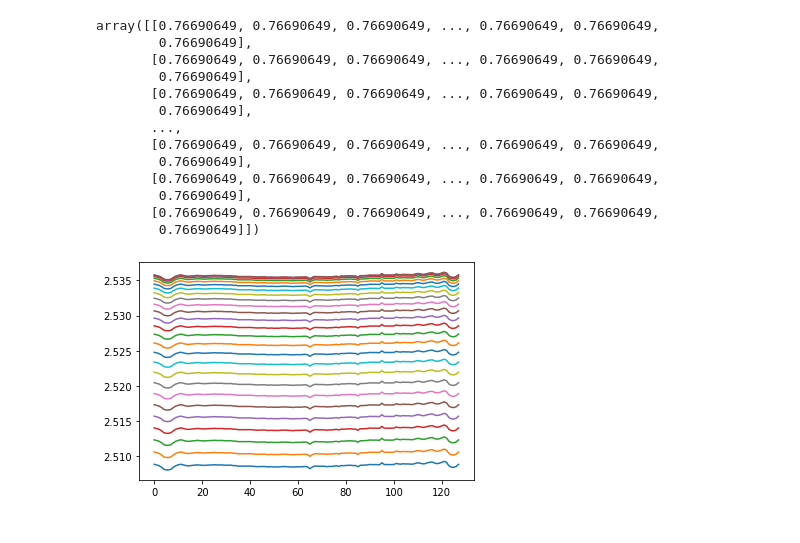
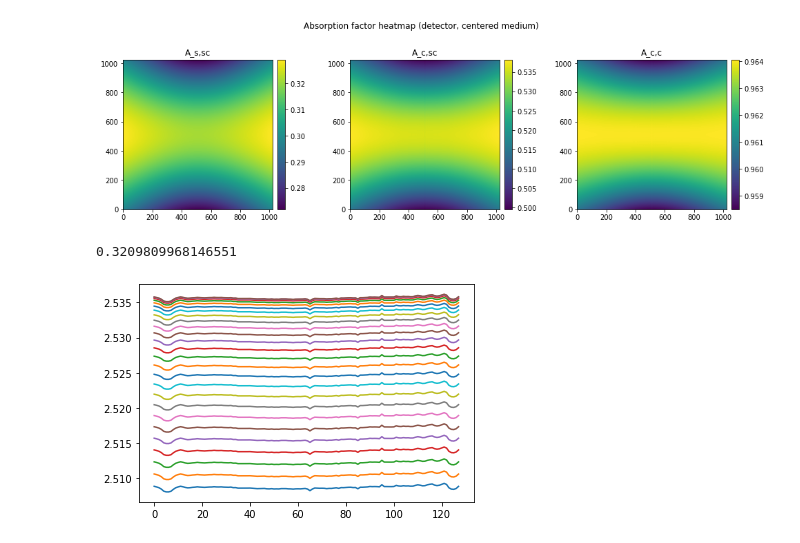
Before and after one commit to d8xa/XRD-TAF, a Jupyter notebook: Prototype 3D.ipynb, the cells around one changed output. Drawn from its saved outputs; the diff is of its cells as text; code cells hidden in the pictures.

Commit message:
3D absorption factor impl. finished

```diff
--- a/Prototype 3D.ipynb
+++ b/Prototype 3D.ipynb
@@ -215,2 +218,0 @@ seg = Segmentation(**config["seg"])
-# %%
-coords = seg.gen_coords()
@@ -392,8 +352,0 @@ plt.imshow(det.plane_det[:,:,0])
-# %%
-g2, g2_3D = det.get_g2_dists_3D(0,25, seg.gen_coords(), seg)
-
-fig, ax = plt.subplots(ncols=2, figsize=(16,10), gridspec_kw={'width_ratios': [1,1]})
-im0 = ax[0].imshow(g2[:,:,0,0])
-plt.colorbar(im0, ax=ax[0])
-im1 = ax[1].imshow(g2_3D[:,:,0,0])
-plt.colorbar(im1, ax=ax[1])
@@ -445,3 +360,0 @@ plt.imshow(det.plane_det[:,:,1])
-# %%
-im = plt.imshow(absf.swapaxes(0,1)[:,:,1], origin="upper", aspect=0.9)
-plt.colorbar(im)
@@ -451,16 +360,0 @@ plt.colorbar(im)
-# %%
-absf[:,:,1]
-# %% [output]
-array([[0.76690649, 0.76690649, 0.76690649, ..., 0.76690649, 0.76690649,
-        0.76690649],
-       [0.76690649, 0.76690649, 0.76690649, ..., 0.76690649, 0.76690649,
-        0.76690649],
-       [0.76690649, 0.76690649, 0.76690649, ..., 0.76690649, 0.76690649,
-        0.76690649],
-       ...,
-       [0.76690649, 0.76690649, 0.76690649, ..., 0.76690649, 0.76690649,
-        0.76690649],
-       [0.76690649, 0.76690649, 0.76690649, ..., 0.76690649, 0.76690649,
-        0.76690649],
-       [0.76690649, 0.76690649, 0.76690649, ..., 0.76690649, 0.76690649,
-        0.76690649]])
@@ -467,3 +363,35 @@ array([[0.76690649, 0.76690649, 0.76690649, ..., 0.76690649, 0.76690649,
+# %%
+def plot_absorptions(factors, aspect=1.0, origin="lower", cmap=None, extent=None):
+    if cmap is None:
+        cmap = plt.cm.viridis;
+
+    titles = ["A_s,sc", "A_c,sc", "A_c,c"]
+    fig, axes = plt.subplots(ncols=factors.shape[2], figsize=(16,10), gridspec_kw={'width_ratios': [1]*factors.shape[2]})
+    for case in range(absf.shape[2]):
+        im = axes[case].imshow(
+            factors[:,:,case],
+            cmap=cmap,
+            interpolation='none',
+            extent=extent,
+            origin=origin
+        )
+        divider = make_axes_locatable(axes[case])
+        cax = divider.append_axes("right", size="5%", pad=0.1)
+        plt.colorbar(im, cax=cax)
+        axes[case].set_title(titles[case], pad=8)
+    plt.subplots_adjust(wspace=0.4)
+
+    return fig, axes
+# %%
+fig, axes = plot_absorptions(absf.swapaxes(0,1))
+st = fig.suptitle("Absorption factor heatmap (detector, centered medium)");
+st.set_y(0.73)
+# %% [output]
+[figure, added]
+# %%
+absf[64,64,0]
+# %% [output]
+0.3209809968146551
 # %%
 for j in list(range(absf.shape[1]))[::5]:
     plt.plot(absf[:,j,1])
```
Also changed, not shown: parts of 25 cells of this notebook.
